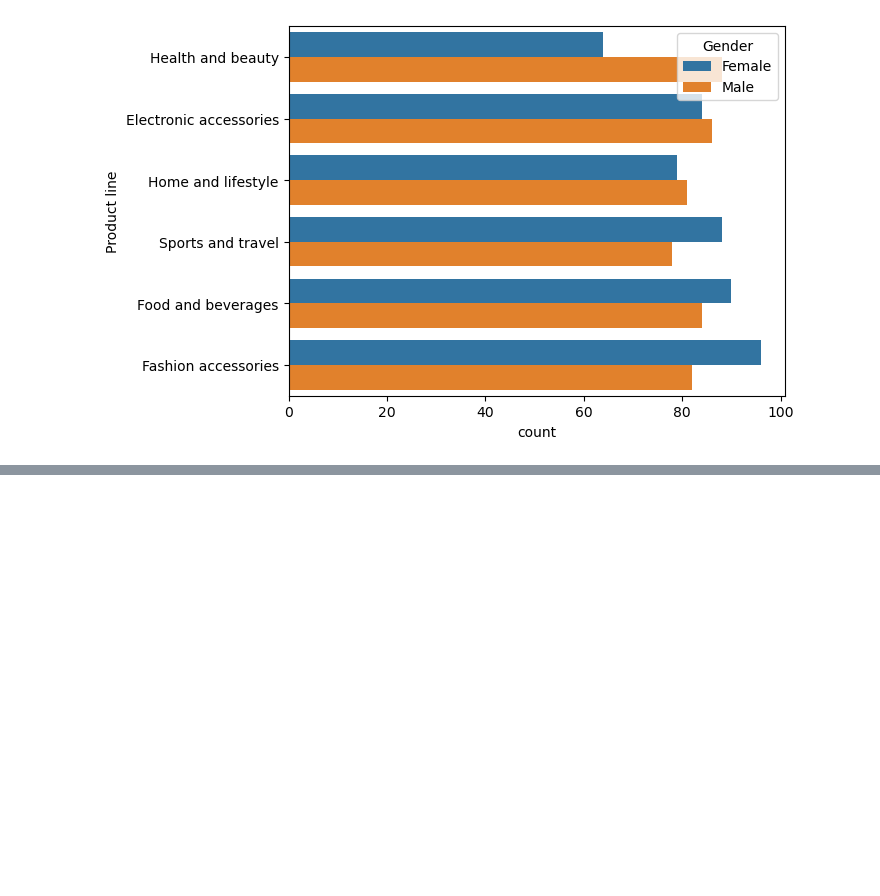
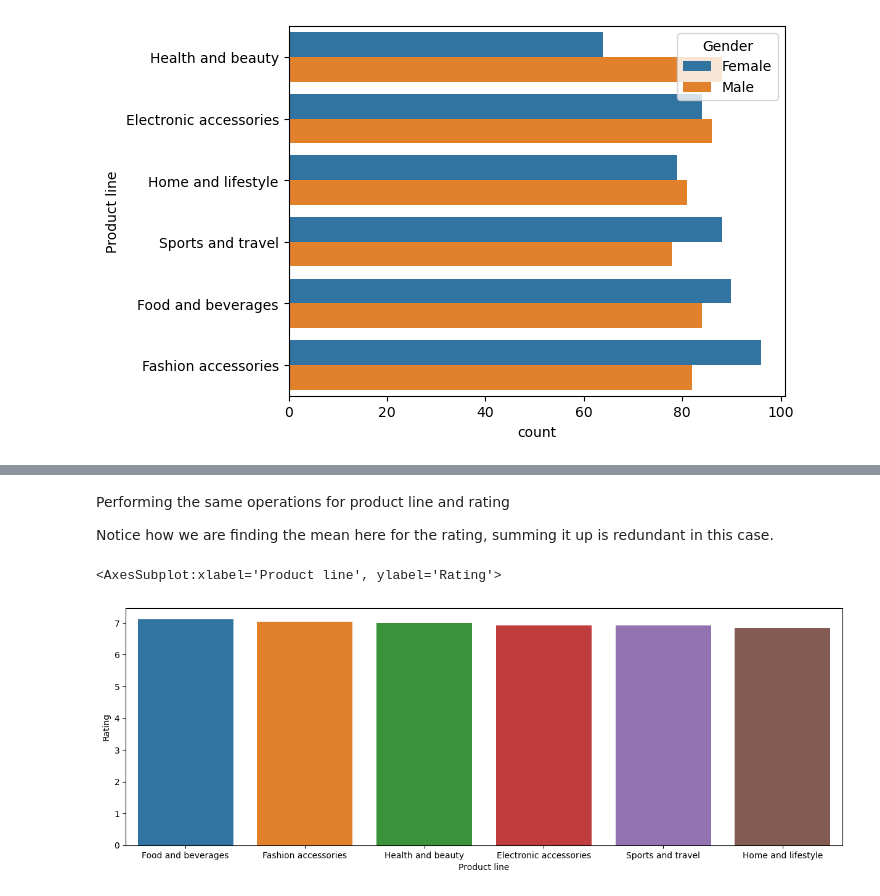
Before and after one commit to palaniappan-r/WSC-Analytics-Workshop, a Jupyter notebook: notebook.ipynb, the cells around one changed output, grey strips where cells are left out. Drawn from its saved outputs; the diff is of its cells as text; code cells hidden in the pictures; blank space fills up the shorter version.

```diff
--- a/notebook.ipynb
+++ b/notebook.ipynb
@@ -131,0 +170,11 @@ sns.countplot(y = 'Product line' , hue = 'Gender' , data = sales)
+# %% [markdown]
+Performing the same operations for product line and rating
+
+Notice how we are finding the mean here for the rating, summing it up is redundant in this case.
+# %%
+pdtline_rating = pdtline.mean().sort_values(by = 'Rating' , ascending = False)
+plt.figure(figsize = (15,5))
+sns.barplot(data = pdtline_rating , x = 'Product line' , y = 'Rating')
+# %% [output]
+<AxesSubplot:xlabel='Product line', ylabel='Rating'>
+[figure, added]
```
Also changed, not shown: parts of 6 cells of this notebook.
